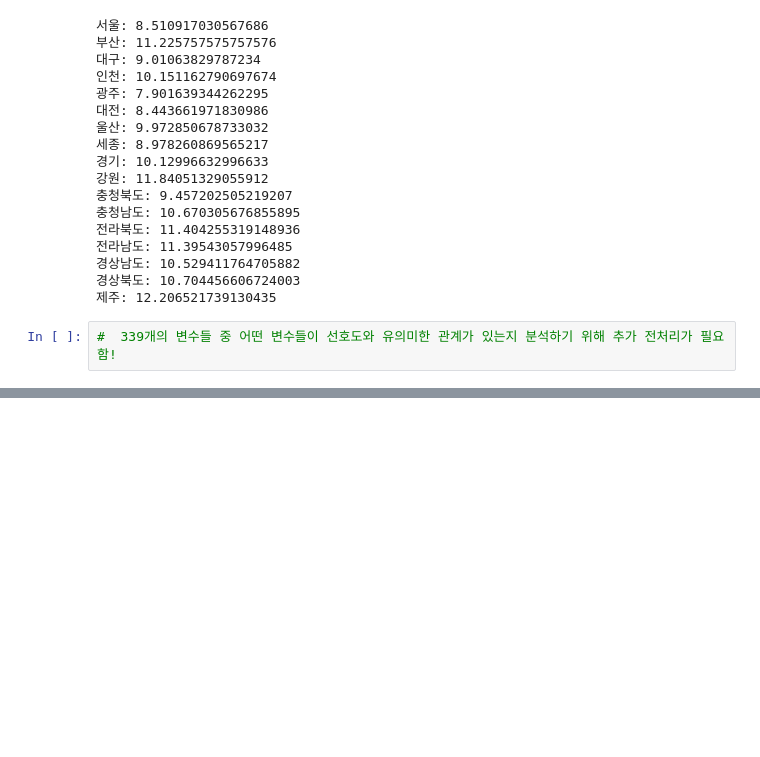
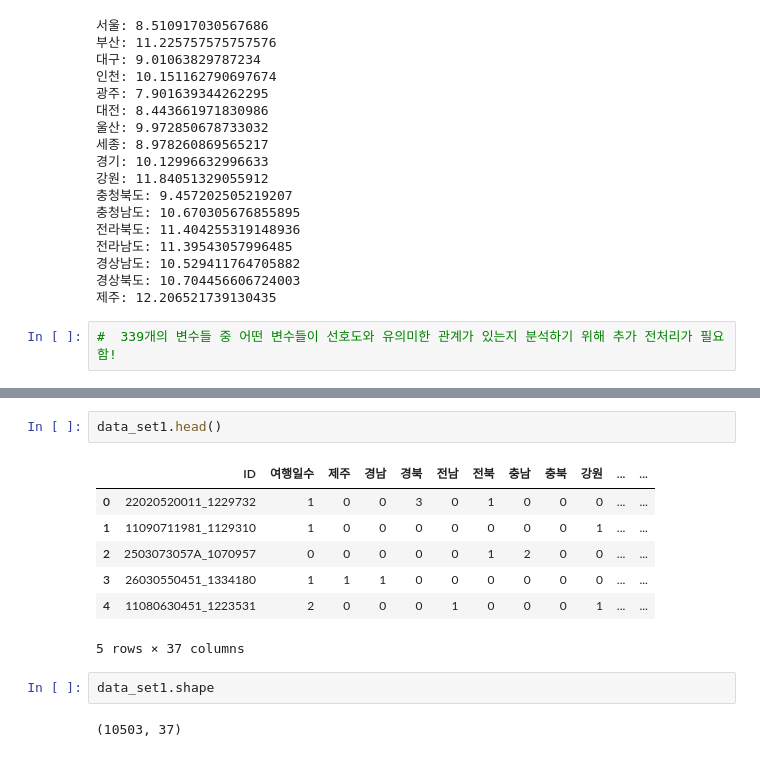
Before and after one commit to IctHBC/MJU_Data-Analysis, a Jupyter notebook: Data.ipynb, the cells around one changed output, grey strips where cells are left out. Saved outputs shown, nothing was run; the diff lists cells and outputs as text; blank space fills up the shorter version.

```diff
--- a/Data.ipynb
+++ b/Data.ipynb
@@ -402,0 +407,14 @@ Deprecated in NumPy 1.20; for more details and guidance: https://numpy.org/devdo
+# %%
+data_set1.head()
+# %% [output]
+|  | ID | 여행일수 | 제주 | 경남 | 경북 | 전남 | 전북 | 충남 | 충북 | 강원 | ... | ... |
+| 0 | 22020520011_1229732 | 1 | 0 | 0 | 3 | 0 | 1 | 0 | 0 | 0 | ... | ... |
+| 1 | 11090711981_1129310 | 1 | 0 | 0 | 0 | 0 | 0 | 0 | 0 | 1 | ... | ... |
+| 2 | 2503073057A_1070957 | 0 | 0 | 0 | 0 | 0 | 1 | 2 | 0 | 0 | ... | ... |
+| 3 | 26030550451_1334180 | 1 | 1 | 1 | 0 | 0 | 0 | 0 | 0 | 0 | ... | ... |
+| 4 | 11080630451_1223531 | 2 | 0 | 0 | 0 | 1 | 0 | 0 | 0 | 1 | ... | ... |
+5 rows × 37 columns
+# %%
+data_set1.shape
+# %% [output]
+(10503, 37)
```
Also changed, not shown: parts of 32 cells of this notebook.
